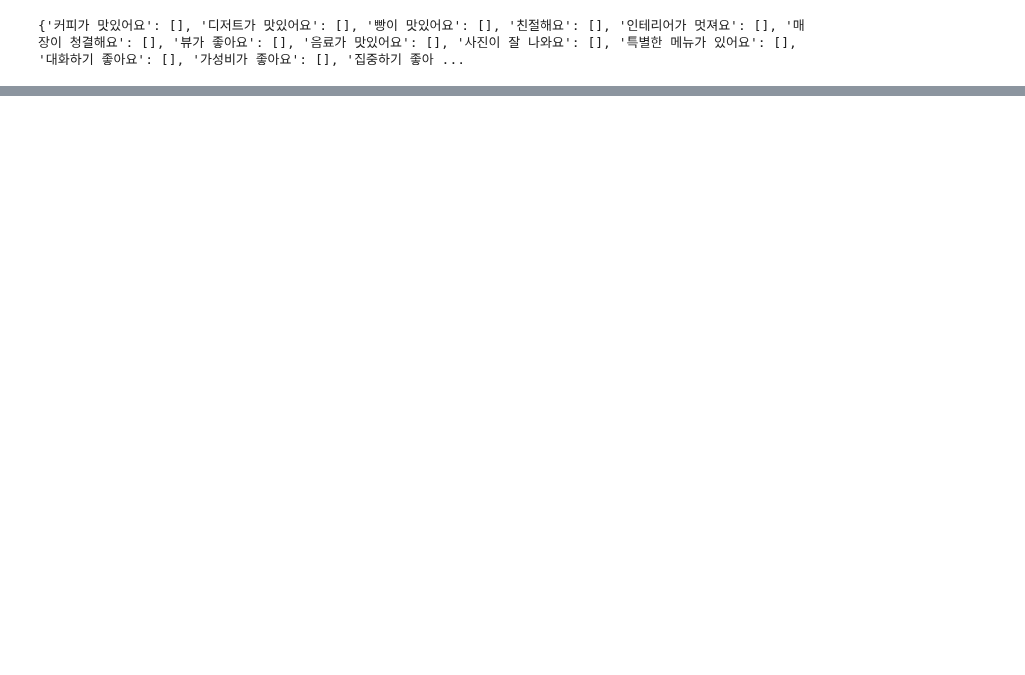
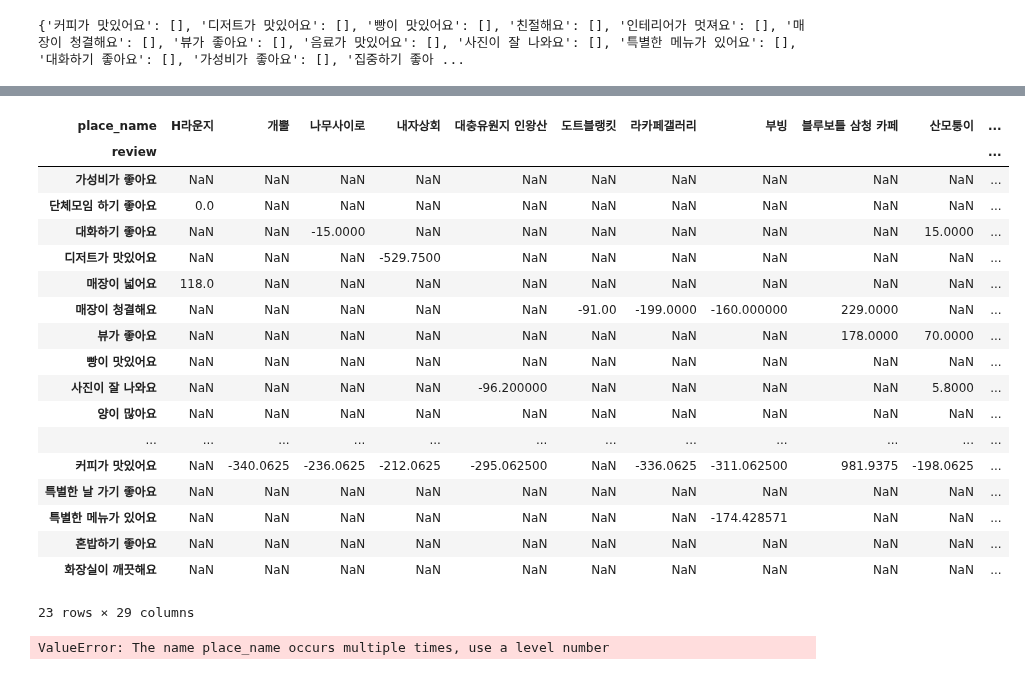
Before and after one commit to DongChanLee/recommendation, a Jupyter notebook: test_dataframe.ipynb, the cells around one changed output, grey strips where cells are left out. Saved outputs shown, nothing was run; the diff lists cells and outputs as text; code cells hidden in the pictures; blank space fills up the shorter version.

```diff
--- a/test_dataframe.ipynb
+++ b/test_dataframe.ipynb
@@ -263,0 +554,4 @@ sub_driver = webdriver.Chrome(chromedriver)
+# %%
+#### 플레이스 전반에 대한 사용자 평가 경향을 고려한 함수 ####. axis=1 은 행 기준으로 평균을 구함(여기서 행은 review)
+rating_mean = rating_matrix.mean(axis=1)
+rating_mean
@@ -263,0 +622,42 @@ sub_driver = webdriver.Chrome(chromedriver)
+# %%
+rating_bias = (rating_matrix.T - rating_mean).T
+rating_bias
+# %% [output]
+| place_name | H라운지 | 개뿔 | 나무사이로 | 내자상회 | 대충유원지 인왕산 | 도트블랭킷 | 라카페갤러리 | 부빙 | 블루보틀 삼청 카페 | 산모퉁이 | ... |
+| review |  |  |  |  |  |  |  |  |  |  | ... |
+| 가성비가 좋아요 | NaN | NaN | NaN | NaN | NaN | NaN | NaN | NaN | NaN | NaN | ... |
+| 단체모임 하기 좋아요 | 0.0 | NaN | NaN | NaN | NaN | NaN | NaN | NaN | NaN | NaN | ... |
+| 대화하기 좋아요 | NaN | NaN | -15.0000 | NaN | NaN | NaN | NaN | NaN | NaN | 15.0000 | ... |
+| 디저트가 맛있어요 | NaN | NaN | NaN | -529.7500 | NaN | NaN | NaN | NaN | NaN | NaN | ... |
+| 매장이 넓어요 | 118.0 | NaN | NaN | NaN | NaN | NaN | NaN | NaN | NaN | NaN | ... |
+| 매장이 청결해요 | NaN | NaN | NaN | NaN | NaN | -91.00 | -199.0000 | -160.000000 | 229.0000 | NaN | ... |
+| 뷰가 좋아요 | NaN | NaN | NaN | NaN | NaN | NaN | NaN | NaN | 178.0000 | 70.0000 | ... |
+| 빵이 맛있어요 | NaN | NaN | NaN | NaN | NaN | NaN | NaN | NaN | NaN | NaN | ... |
+| 사진이 잘 나와요 | NaN | NaN | NaN | NaN | -96.200000 | NaN | NaN | NaN | NaN | 5.8000 | ... |
+| 양이 많아요 | NaN | NaN | NaN | NaN | NaN | NaN | NaN | NaN | NaN | NaN | ... |
+| ... | ... | ... | ... | ... | ... | ... | ... | ... | ... | ... | ... |
+| 커피가 맛있어요 | NaN | -340.0625 | -236.0625 | -212.0625 | -295.062500 | NaN | -336.0625 | -311.062500 | 981.9375 | -198.0625 | ... |
+| 특별한 날 가기 좋아요 | NaN | NaN | NaN | NaN | NaN | NaN | NaN | NaN | NaN | NaN | ... |
+| 특별한 메뉴가 있어요 | NaN | NaN | NaN | NaN | NaN | NaN | NaN | -174.428571 | NaN | NaN | ... |
+| 혼밥하기 좋아요 | NaN | NaN | NaN | NaN | NaN | NaN | NaN | NaN | NaN | NaN | ... |
+| 화장실이 깨끗해요 | NaN | NaN | NaN | NaN | NaN | NaN | NaN | NaN | NaN | NaN | ... |
+23 rows × 29 columns
+# %%
+# ratings = df3.groupby(['place_name'])[['커피가 맛있어요', '디저트가 맛있어요', '빵이 맛있어요', '친절해요', '인테리어가 멋져요', '매장이 청결해요',
+#             a                           '뷰가 좋아요', '음료가 맛있어요', '사진이 잘 나와요', '특별한 메뉴가 있어요', '대화하기 좋아요',
+#                                        '가성비가 좋아요', '집중하기 좋아요', '화장실이 깨끗해요', '주차하기 편해요', '좌석이 편해요',
+#                                        '음식이 맛있어요', '매장이 넓어요', '단체모임 하기 좋아요', '특별한 날 가기 좋아요', '재료가 신선해요',
+#                                        '양이 많아요', '혼밥하기 좋아요']].sum()
+
+# ratings
+ratings = df3.pivot(index=['place_name'],
+         columns=['place_name'],
+         values=['커피가 맛있어요', '디저트가 맛있어요', '빵이 맛있어요', '친절해요', '인테리어가 멋져요', '매장이 청결해요',
+                 '뷰가 좋아요', '음료가 맛있어요', '사진이 잘 나와요', '특별한 메뉴가 있어요', '대화하기 좋아요',
+                 '가성비가 좋아요', '집중하기 좋아요', '화장실이 깨끗해요', '주차하기 편해요', '좌석이 편해요',
+                 '음식이 맛있어요', '매장이 넓어요', '단체모임 하기 좋아요', '특별한 날 가기 좋아요', '재료가 신선해요',
+                 '양이 많아요', '혼밥하기 좋아요'])
+
+ratings
+# %% [output]
+ValueError: The name place_name occurs multiple times, use a level number
```
Also changed, not shown: parts of 37 cells of this notebook, 7 other files.
